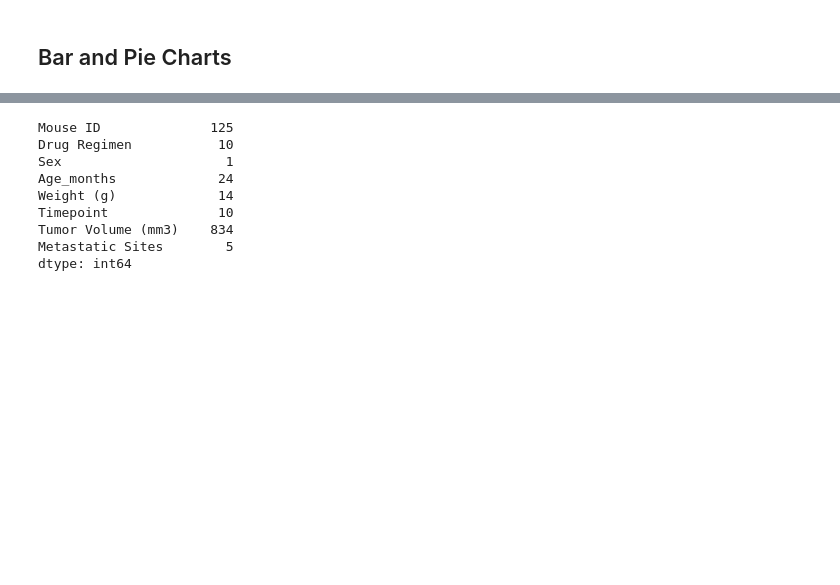
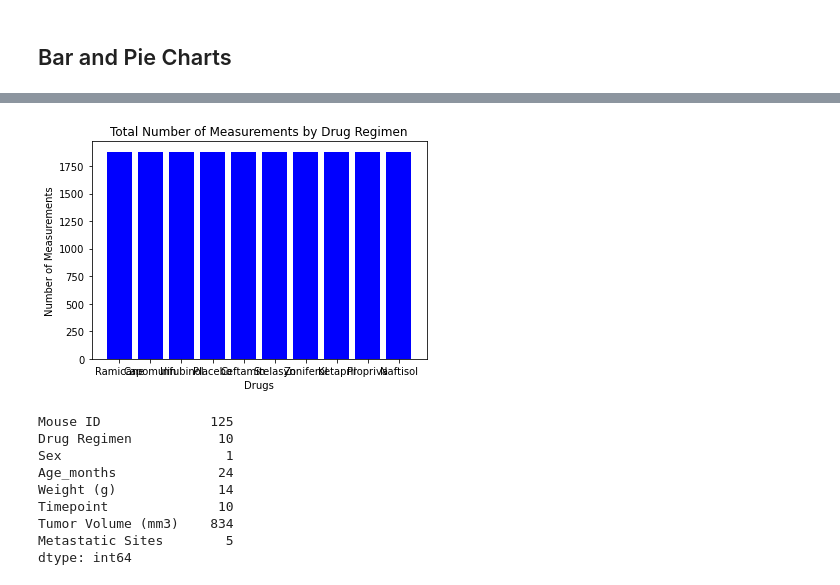
Before and after one commit to candishanks/matplotlib-challenge, a Jupyter notebook: Pymaceuticals/pymaceuticals_starter.ipynb, the cells around one changed output, grey strips where cells are left out. Cells and saved outputs as stored; diff of their text form; code cells hidden in the pictures; blank space fills up the shorter version.

```diff
--- a/Pymaceuticals/pymaceuticals_starter.ipynb
+++ b/Pymaceuticals/pymaceuticals_starter.ipynb
@@ -166,8 +168,7 @@ plt.ylabel("Number of Measurements")
 x_axis = np.arange(len(drugs))
 
 
-plt.bar(drugs, measurements, color="b", align="center")
+bar_chart = plt.bar(drugs, measurements, color="b", align="center")
 
-plt.savefig("../barchartpyplot.png")
 plt.show()
 # %% [output]
@@ -176,3 +175,4 @@ plt.show()
+[figure, added]
 # %%
 female_count = clean_df.loc[clean_df["Sex"] == "Male"].nunique()
 female_count
```
Also changed, not shown: parts of 5 cells of this notebook, 1 other file.
